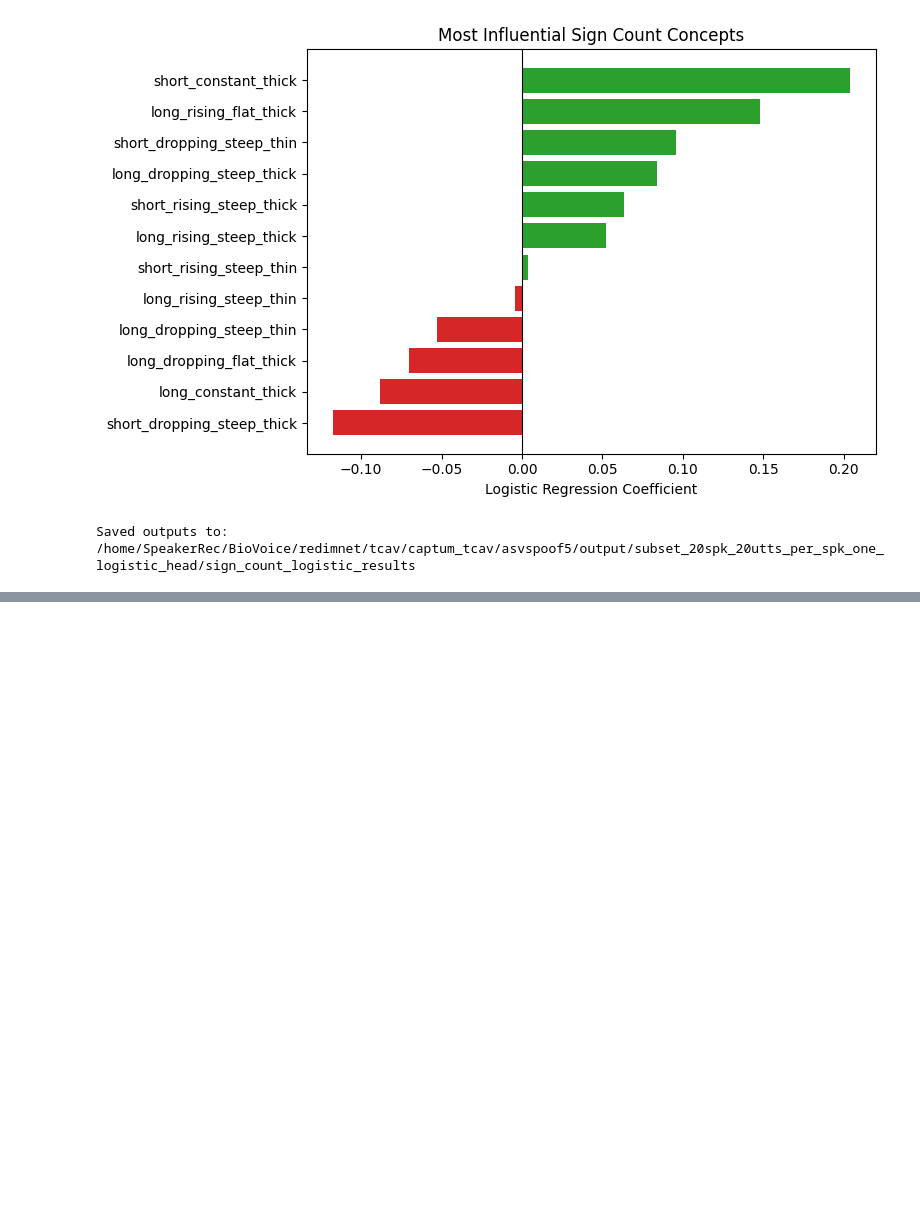
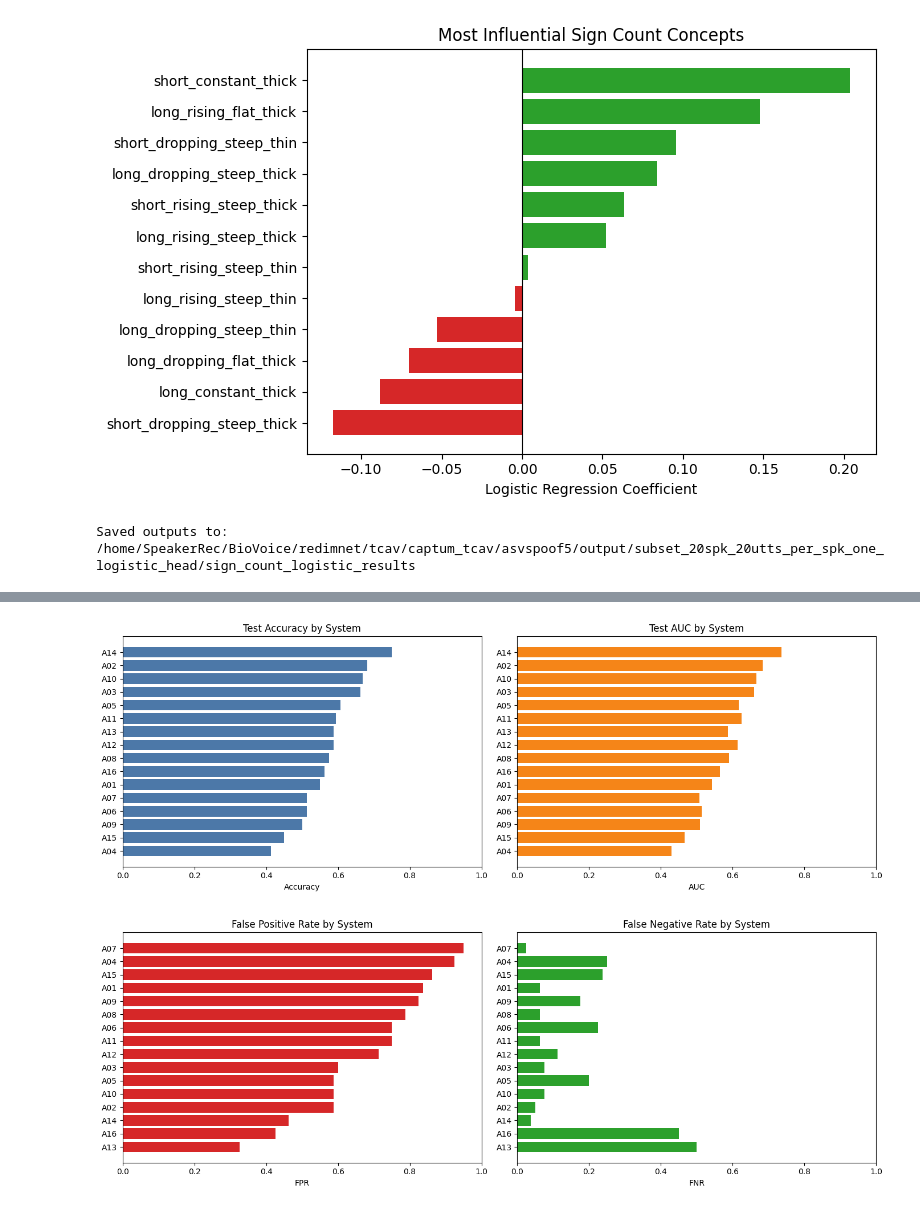
Before and after one commit to yoav1870/BioVoice, a Jupyter notebook: redimnet/tcav/captum_tcav/asvspoof5/multivariate_logistic_regression/train_sign_count_logistic.ipynb, the cells around one changed output, grey strips where cells are left out. Cells and saved outputs as stored; diff of their text form; code cells hidden in the pictures; blank space fills up the shorter version.

```diff
--- a/redimnet/tcav/captum_tcav/asvspoof5/multivariate_logistic_regression/train_sign_count_logistic.ipynb
+++ b/redimnet/tcav/captum_tcav/asvspoof5/multivariate_logistic_regression/train_sign_count_logistic.ipynb
@@ -334,0 +387,32 @@ Saved outputs to: /home/SpeakerRec/BioVoice/redimnet/tcav/captum_tcav/asvspoof5/
+# %%
+plot_df = system_metrics_df.sort_values('accuracy').reset_index(drop=True)
+
+fig, axes = plt.subplots(1, 2, figsize=(14, 5))
+axes[0].barh(plot_df['system_id'], plot_df['accuracy'], color='#4C78A8')
+axes[0].set_title('Test Accuracy by System')
+axes[0].set_xlim(0, 1)
+axes[0].set_xlabel('Accuracy')
+
+axes[1].barh(plot_df['system_id'], plot_df['auc'], color='#F58518')
+axes[1].set_title('Test AUC by System')
+axes[1].set_xlim(0, 1)
+axes[1].set_xlabel('AUC')
+plt.tight_layout()
+plt.show()
+
+err_df = system_metrics_df.sort_values('fpr').reset_index(drop=True)
+fig, axes = plt.subplots(1, 2, figsize=(14, 5))
+axes[0].barh(err_df['system_id'], err_df['fpr'], color='#D62728')
+axes[0].set_title('False Positive Rate by System')
+axes[0].set_xlim(0, 1)
+axes[0].set_xlabel('FPR')
+
+axes[1].barh(err_df['system_id'], err_df['fnr'], color='#2CA02C')
+axes[1].set_title('False Negative Rate by System')
+axes[1].set_xlim(0, 1)
+axes[1].set_xlabel('FNR')
+plt.tight_layout()
+plt.show()
+# %% [output]
+[figure, added]
+[figure, added]
```
Also changed, not shown: parts of 4 cells of this notebook, 1 other file.
